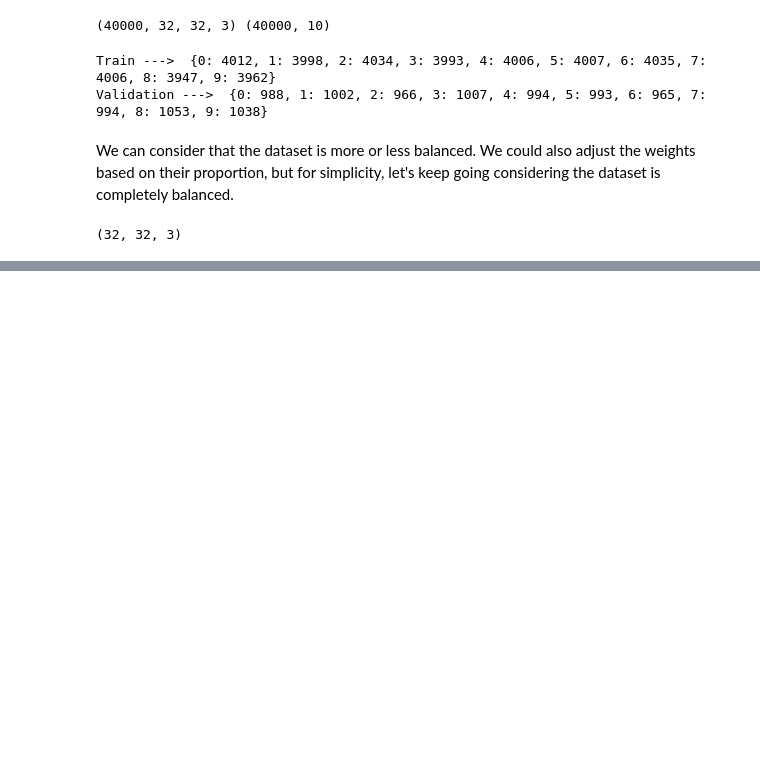
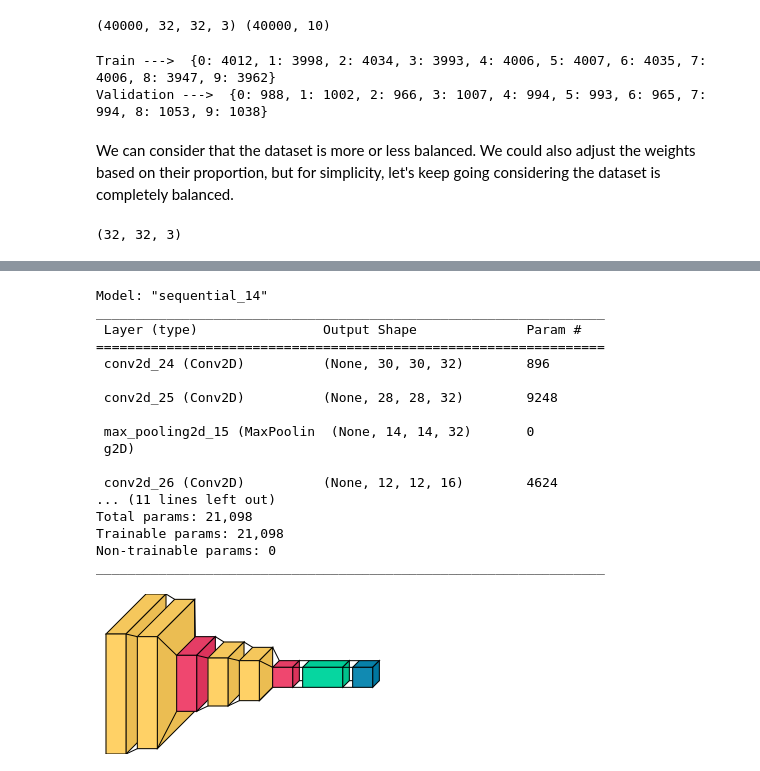
Before and after one commit to kroncatti/complex-data-mining, a Jupyter notebook: inf-0618-deep-learning/assign1_cnn.ipynb, the cells around one changed output, grey strips where cells are left out. Saved outputs shown, nothing was run; the diff lists cells and outputs as text; code cells hidden in the pictures; blank space fills up the shorter version.

```diff
--- a/inf-0618-deep-learning/assign1_cnn.ipynb
+++ b/inf-0618-deep-learning/assign1_cnn.ipynb
@@ -411,0 +407,70 @@ plt.show()
+# %%
+#################################################################
+## Atividade 4. Exploring more complex CNNs to improve our model
+
+model_complex_1 = tf.keras.Sequential()
+
+model_complex_1.add(
+    layers.Conv2D(
+        filters=32,
+        kernel_size=(3, 3),
+        padding='valid',
+        activation=leaky_relu,
+        input_shape=x_train[0].shape))
+model_complex_1.add(
+    layers.Conv2D(
+        filters=32,
+        kernel_size=(3, 3),
+        padding='valid',
+        activation=leaky_relu))
+
+model_complex_1.add(layers.MaxPooling2D(pool_size=(2, 2)))
+
+model_complex_1.add(
+    layers.Conv2D(
+        filters=16,
+        kernel_size=(3, 3),
+        padding='valid',
+        activation=leaky_relu,
+        input_shape=x_train[0].shape))
+model_complex_1.add(
+    layers.Conv2D(
+        filters=16,
+        kernel_size=(3, 3),
+        padding='valid',
+        activation=leaky_relu))
+
+model_complex_1.add(layers.MaxPooling2D(pool_size=(2, 2)))
+
+# Flattening
+model_complex_1.add(layers.Flatten())
+# Output layer
+model_complex_1.add(layers.Dense(10))
+
+model_complex_1.summary()
+# Compiling the model
+model_complex_1.compile(optimizer=tf.keras.optimizers.Adam(0.001),
+              loss=tf.keras.losses.CategoricalCrossentropy(from_logits=True),
+              metrics=['accuracy'])
+
+# Taking a look at the neural net
+visualkeras.layered_view(model_complex_1)
+# %% [output]
+Model: "sequential_14"
+_________________________________________________________________
+ Layer (type)                Output Shape              Param #
+=================================================================
+ conv2d_24 (Conv2D)          (None, 30, 30, 32)        896
+
+ conv2d_25 (Conv2D)          (None, 28, 28, 32)        9248
+
+ max_pooling2d_15 (MaxPoolin  (None, 14, 14, 32)       0
+ g2D)
+
+ conv2d_26 (Conv2D)          (None, 12, 12, 16)        4624
+... (11 lines left out)
+Total params: 21,098
+Trainable params: 21,098
+Non-trainable params: 0
+_________________________________________________________________
+[figure, added]
```
Also changed, not shown: parts of 14 cells of this notebook, 6 other files.
